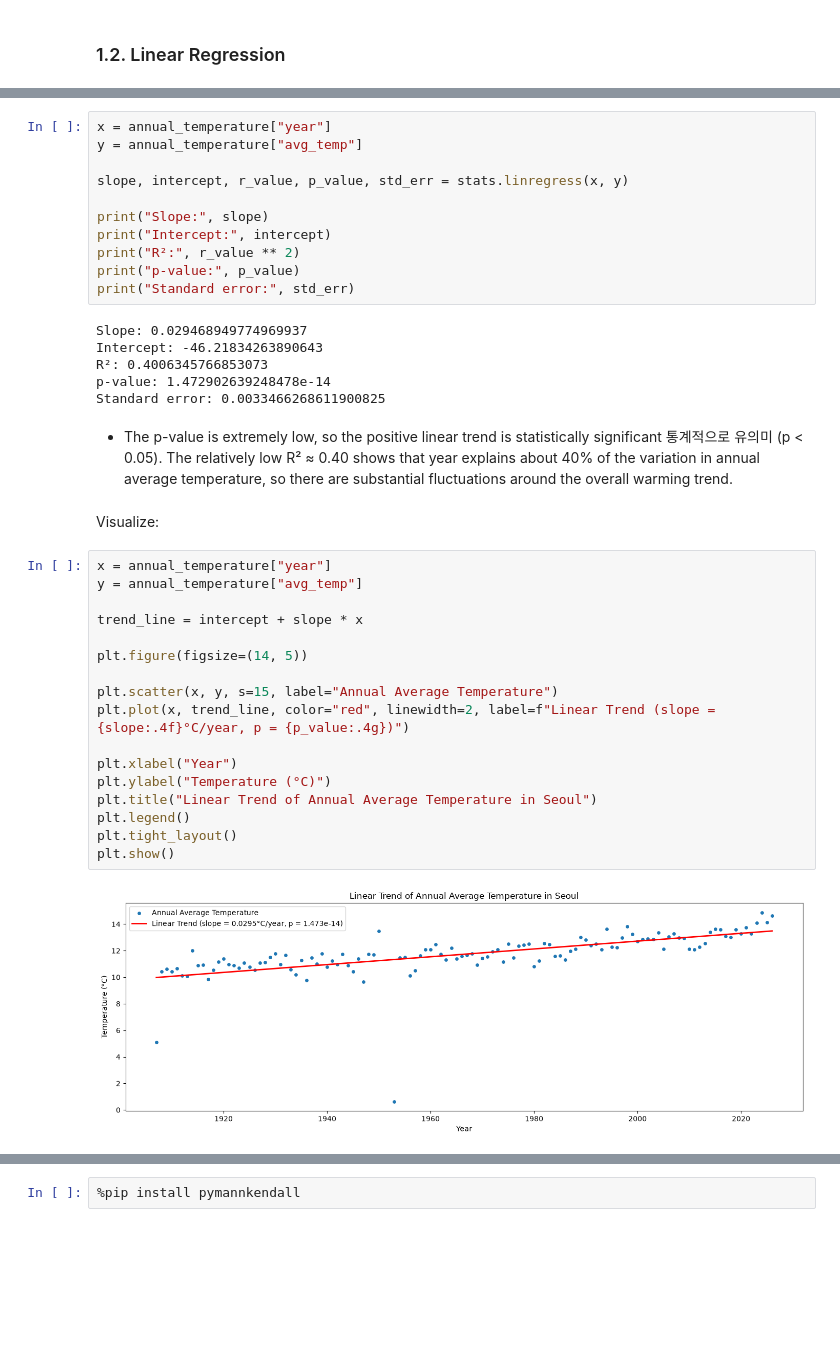
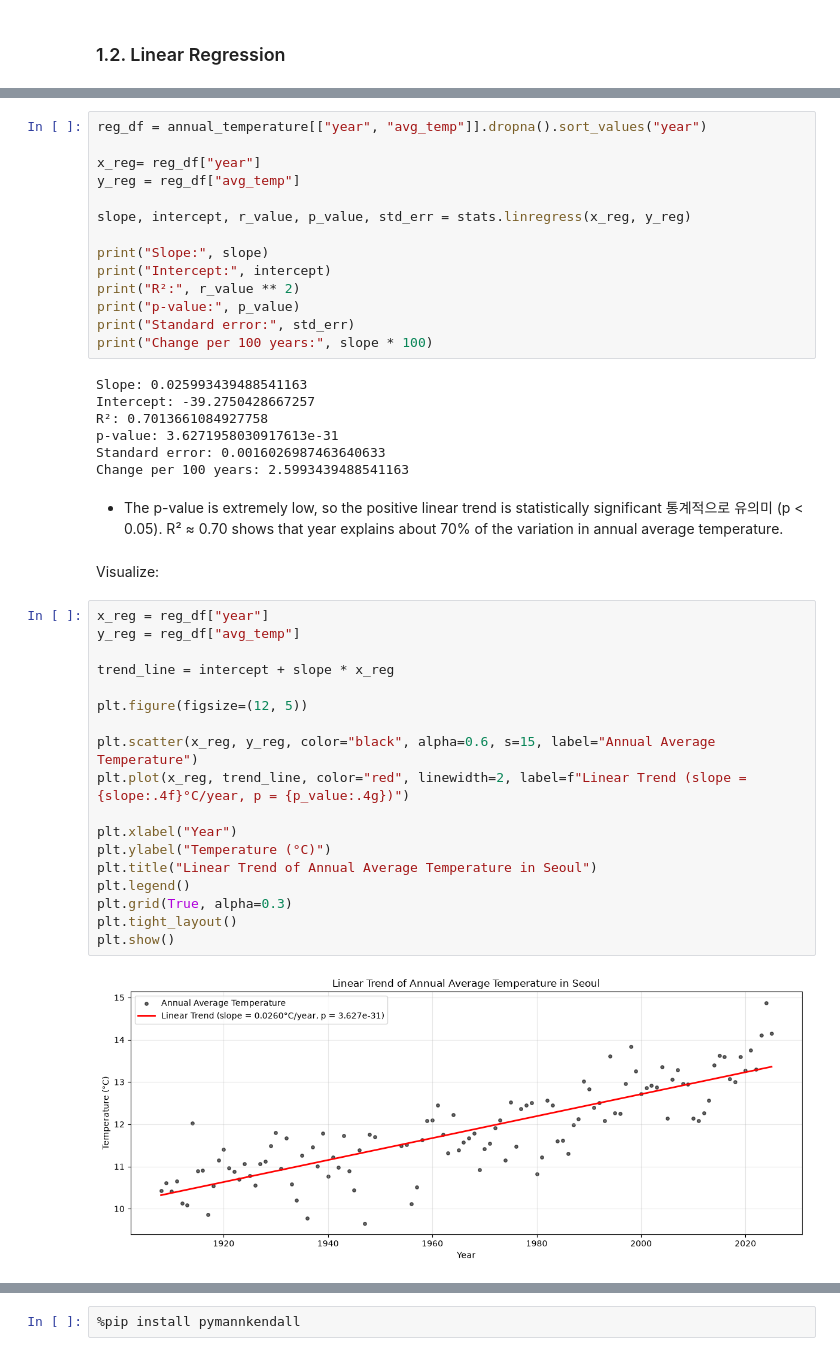
Before and after one commit to freepoincare/time-series-data-analysis, a Jupyter notebook: notebooks/3_trend_analysis.ipynb, the cells around one changed output, grey strips where cells are left out. Drawn from its saved outputs; the diff is of its cells as text; blank space fills up the shorter version.

```diff
--- a/notebooks/3_trend_analysis.ipynb
+++ b/notebooks/3_trend_analysis.ipynb
@@ -124,41 +149,46 @@ plt.show()
 # %%
-x = annual_temperature["year"]
-y = annual_temperature["avg_temp"]
+reg_df = annual_temperature[["year", "avg_temp"]].dropna().sort_values("year")
 
-slope, intercept, r_value, p_value, std_err = stats.linregress(x, y)
+x_reg= reg_df["year"]
+y_reg = reg_df["avg_temp"]
+
+slope, intercept, r_value, p_value, std_err = stats.linregress(x_reg, y_reg)
 
 print("Slope:", slope)
 print("Intercept:", intercept)
 print("R²:", r_value ** 2)
 print("p-value:", p_value)
 print("Standard error:", std_err)
+print("Change per 100 years:", slope * 100)
 # %% [output]
-Slope: 0.029468949774969937
-Intercept: -46.21834263890643
-R²: 0.4006345766853073
-p-value: 1.472902639248478e-14
-Standard error: 0.0033466268611900825
+Slope: 0.025993439488541163
+Intercept: -39.2750428667257
+R²: 0.7013661084927758
+p-value: 3.6271958030917613e-31
+Standard error: 0.0016026987463640633
+Change per 100 years: 2.5993439488541163
 # %% [markdown]
-* The p-value is extremely low, so the positive linear trend is statistically significant 통계적으로 유의미 (p < 0.05). The relatively low R² ≈ 0.40 shows that year explains about 40% of the variation in annual average temperature, so there are substantial fluctuations around the overall warming trend.
+* The p-value is extremely low, so the positive linear trend is statistically significant 통계적으로 유의미 (p < 0.05). R² ≈ 0.70 shows that year explains about 70% of the variation in annual average temperature.
 # %% [markdown]
 Visualize:
 # %%
-x = annual_temperature["year"]
-y = annual_temperature["avg_temp"]
+x_reg = reg_df["year"]
+y_reg = reg_df["avg_temp"]
 
-trend_line = intercept + slope * x
+trend_line = intercept + slope * x_reg
 
-plt.figure(figsize=(14, 5))
+plt.figure(figsize=(12, 5))
 
-plt.scatter(x, y, s=15, label="Annual Average Temperature")
-plt.plot(x, trend_line, color="red", linewidth=2, label=f"Linear Trend (slope = {slope:.4f}°C/year, p = {p_value:.4g})")
+plt.scatter(x_reg, y_reg, color="black", alpha=0.6, s=15, label="Annual Average Temperature")
+plt.plot(x_reg, trend_line, color="red", linewidth=2, label=f"Linear Trend (slope = {slope:.4f}°C/year, p = {p_value:.4g})")
 
 plt.xlabel("Year")
 plt.ylabel("Temperature (°C)")
 plt.title("Linear Trend of Annual Average Temperature in Seoul")
 plt.legend()
+plt.grid(True, alpha=0.3)
 plt.tight_layout()
 plt.show()
 # %% [output]
-[figure, old version]
+[figure, new version]
 # %% [markdown]
```
Also changed, not shown: parts of 40 cells of this notebook, 1 other file.
